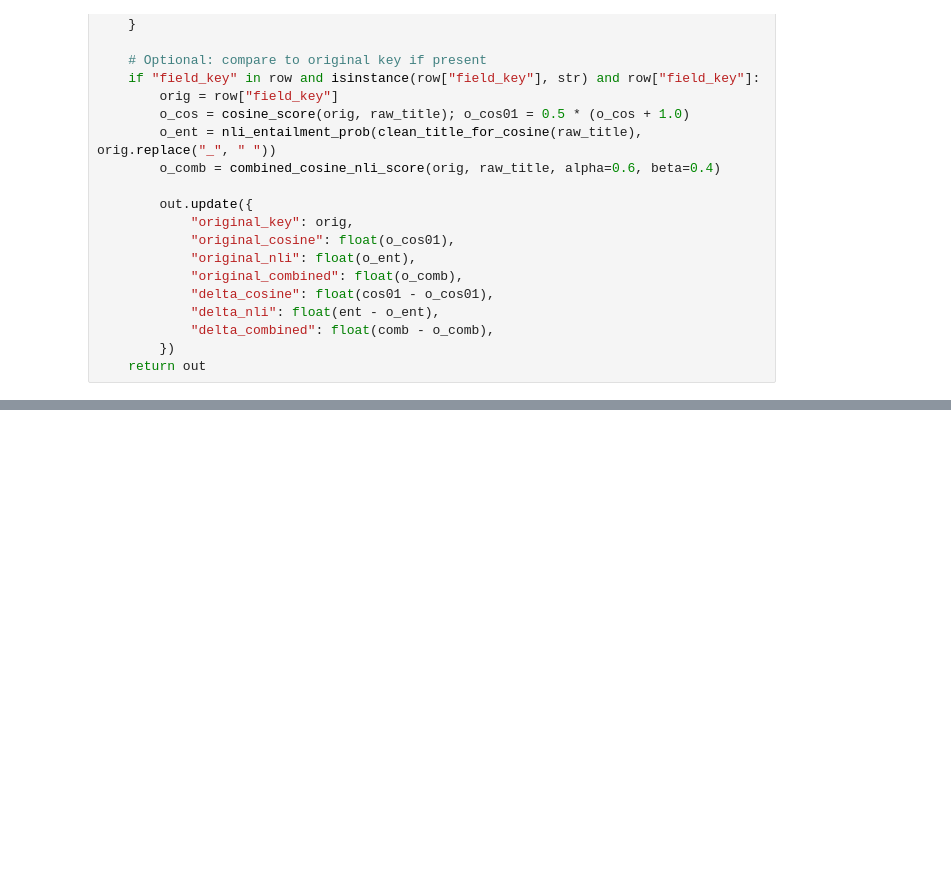
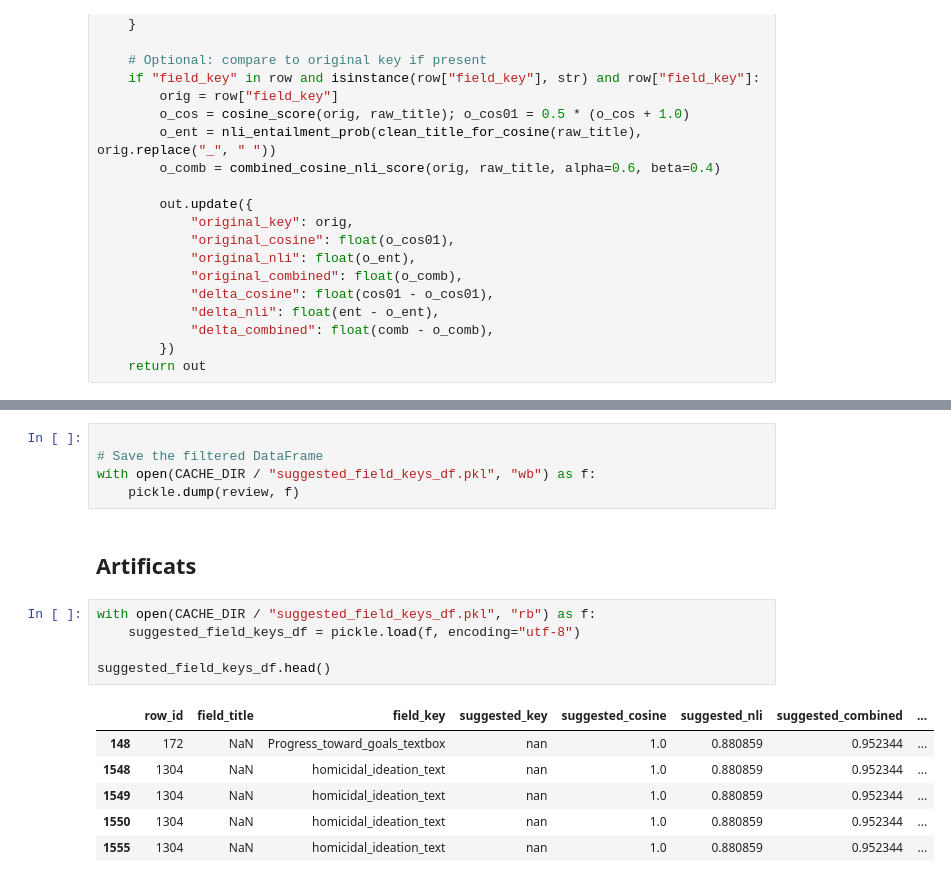
Before and after one commit to austin3393/Field-Key-Analysis, a Jupyter notebook: updated_field_key_pipeline.ipynb, the cells around one changed output, grey strips where cells are left out. Drawn from its saved outputs; the diff is of its cells as text; blank space fills up the shorter version.

```diff
--- a/updated_field_key_pipeline.ipynb
+++ b/updated_field_key_pipeline.ipynb
@@ -365,0 +313,19 @@ Some weights of the model checkpoint at roberta-large-mnli were not used when in
+# %%
+
+# Save the filtered DataFrame
+with open(CACHE_DIR / "suggested_field_keys_df.pkl", "wb") as f:
+    pickle.dump(review, f)
+# %% [markdown]
+## Artificats
+# %%
+with open(CACHE_DIR / "suggested_field_keys_df.pkl", "rb") as f:
+    suggested_field_keys_df = pickle.load(f, encoding="utf-8")
+
+suggested_field_keys_df.head()
+# %% [output]
+|  | row_id | field_title | field_key | suggested_key | suggested_cosine | suggested_nli | suggested_combined | ... |
+| 148 | 172 | NaN | Progress_toward_goals_textbox | nan | 1.0 | 0.880859 | 0.952344 | ... |
+| 1548 | 1304 | NaN | homicidal_ideation_text | nan | 1.0 | 0.880859 | 0.952344 | ... |
+| 1549 | 1304 | NaN | homicidal_ideation_text | nan | 1.0 | 0.880859 | 0.952344 | ... |
+| 1550 | 1304 | NaN | homicidal_ideation_text | nan | 1.0 | 0.880859 | 0.952344 | ... |
+| 1555 | 1304 | NaN | homicidal_ideation_text | nan | 1.0 | 0.880859 | 0.952344 | ... |
```
Also changed, not shown: parts of 13 cells of this notebook, 18 other files.
